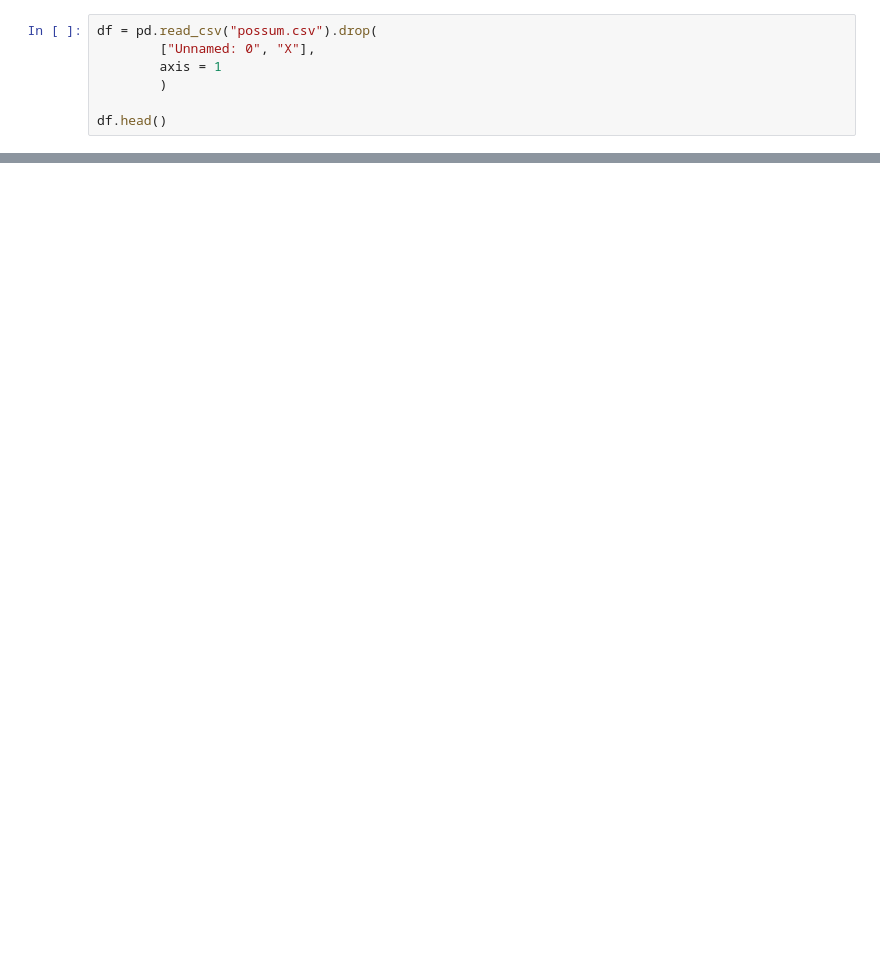
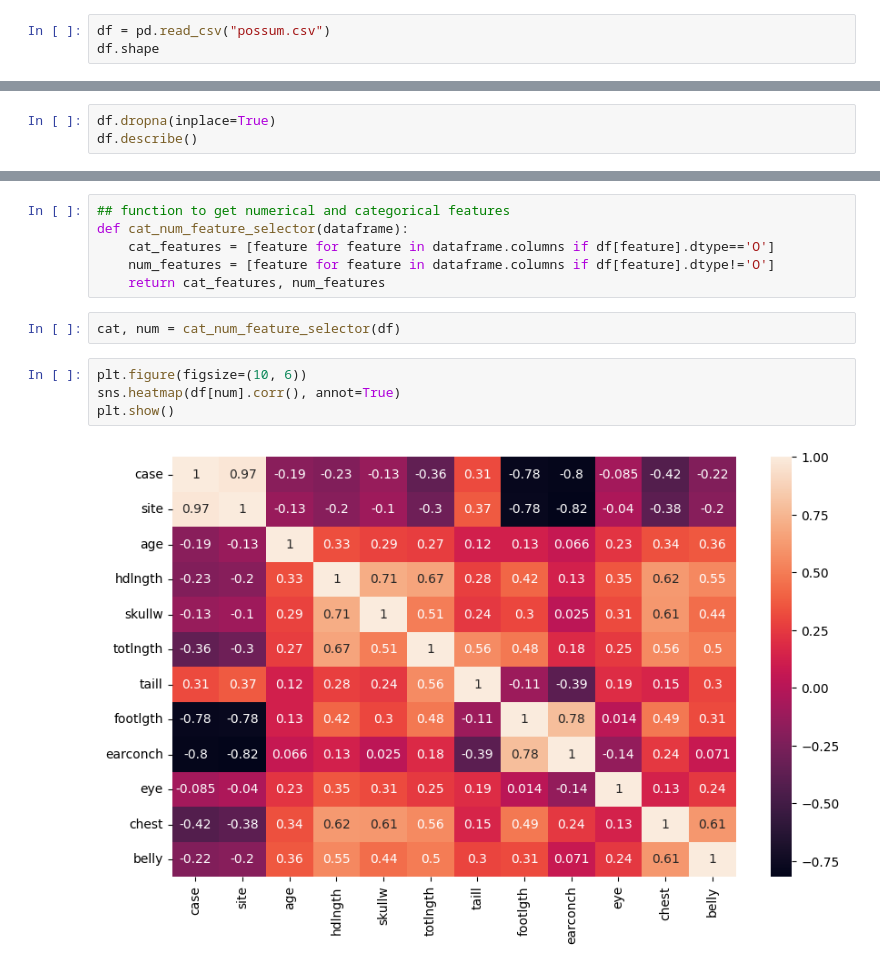
Before and after one commit to Gloreti03/Advanced-Statistics-Project-Work, a Jupyter notebook: possum_adv_statistics.ipynb, the cells around one changed output, grey strips where cells are left out. Saved outputs shown, nothing was run; the diff lists cells and outputs as text; blank space fills up the shorter version.

```diff
--- a/possum_adv_statistics.ipynb
+++ b/possum_adv_statistics.ipynb
@@ -11,8 +10,4 @@ ModuleNotFoundError: No module named 'pandas'
 # %%
-df = pd.read_csv("possum.csv").drop(
-        ["Unnamed: 0", "X"],
-        axis = 1
-        )
-
-df.head()
+df = pd.read_csv("possum.csv")
+df.shape
 # %% [output]
@@ -19,0 +43,3 @@ NameError: name 'pd' is not defined
+# %%
+df.dropna(inplace=True)
+df.describe()
@@ -19,0 +76,14 @@ NameError: name 'pd' is not defined
+# %%
+## function to get numerical and categorical features
+def cat_num_feature_selector(dataframe):
+    cat_features = [feature for feature in dataframe.columns if df[feature].dtype=='O']
+    num_features = [feature for feature in dataframe.columns if df[feature].dtype!='O']
+    return cat_features, num_features
+# %%
+cat, num = cat_num_feature_selector(df)
+# %%
+plt.figure(figsize=(10, 6))
+sns.heatmap(df[num].corr(), annot=True)
+plt.show()
+# %% [output]
+[figure, added]
```
Also changed, not shown: parts of 23 cells of this notebook.
